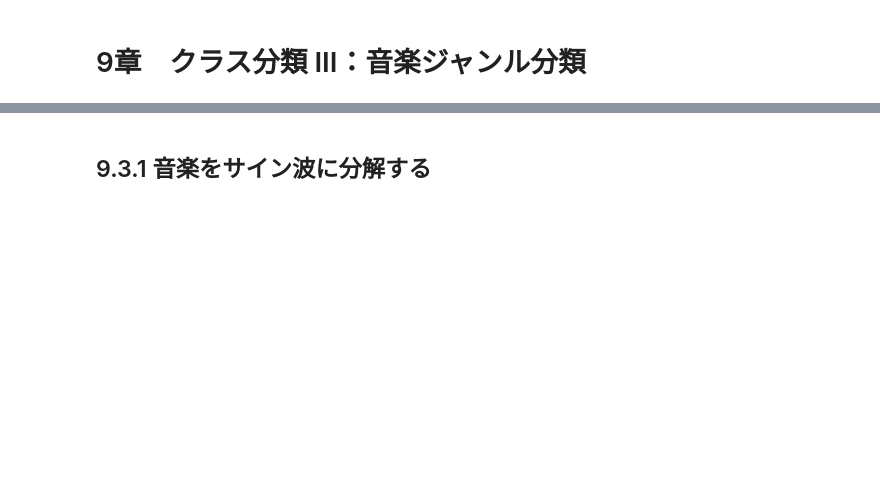
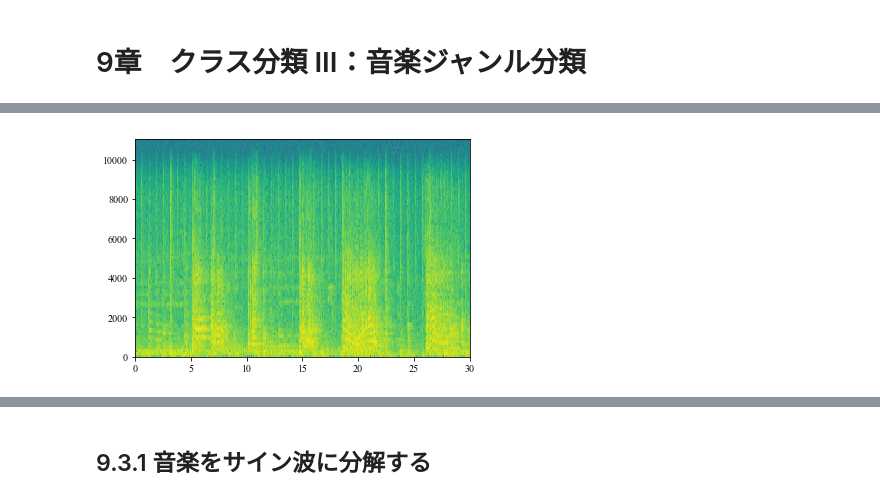
Before and after one commit to dandan611/BuildingMachineLearningSystemsWithPython, a Jupyter notebook: chapter_9/chapter_9.ipynb, the cells around one changed output, grey strips where cells are left out. Saved outputs shown, nothing was run; the diff lists cells and outputs as text; code cells hidden in the pictures; blank space fills up the shorter version.

```diff
--- a/chapter_9/chapter_9.ipynb
+++ b/chapter_9/chapter_9.ipynb
@@ -21,0 +28,7 @@ plt.show()
+# %%
+# ブルースのスペクトログラム
+rate, data = wio.read("./blues.00099.wav")
+pxx, freq, bins, t = plt.specgram(data,Fs  = rate)
+plt.show()
+# %% [output]
+[figure, added]
```
Also changed, not shown: parts of 14 cells of this notebook.
